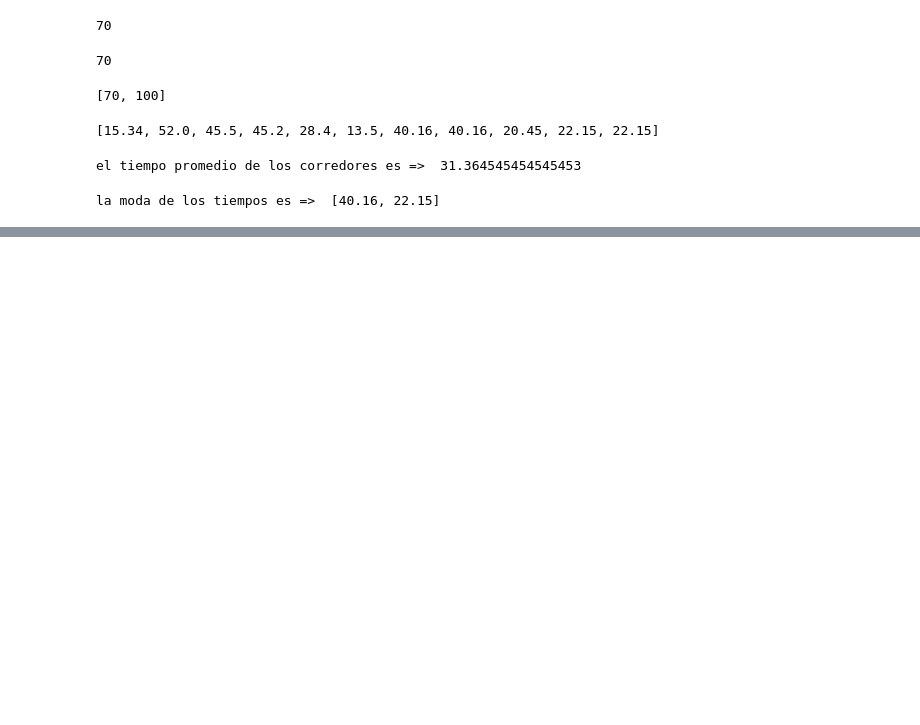
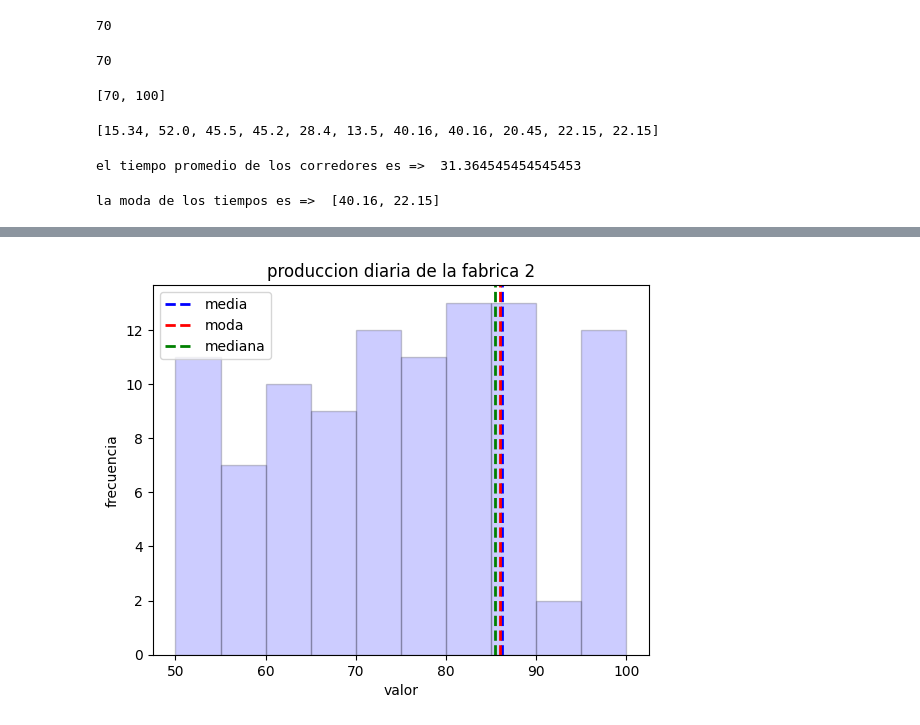
Before and after one commit to DLO-4-ya/Probabilidad-y-Estadistica, a Jupyter notebook: Unidad_1/practica_1.ipynb, the cells around one changed output, grey strips where cells are left out. Drawn from its saved outputs; the diff is of its cells as text; code cells hidden in the pictures; blank space fills up the shorter version.

```diff
--- a/Unidad_1/practica_1.ipynb
+++ b/Unidad_1/practica_1.ipynb
@@ -139,0 +183,13 @@ plt.show()
+# %%
+rangos=[50,55,60,65,70,75,80,85,90,95,100]
+plt.hist(fabrica1,bins=rangos, alpha=0.2, color='b', edgecolor='black')
+plt.axvline(media2, color='b', linestyle='dashed', linewidth=2, label='media')
+plt.axvline(mediana2, color='r', linestyle='dashed', linewidth=2, label='moda')
+plt.axvline(moda2, color='g', linestyle='dashed', linewidth=2, label='mediana')
+plt.xlabel('valor')
+plt.ylabel('frecuencia')
+plt.title('produccion diaria de la fabrica 2')
+plt.legend()
+plt.show()
+# %% [output]
+[figure, added]
```
Also changed, not shown: parts of 10 cells of this notebook.
